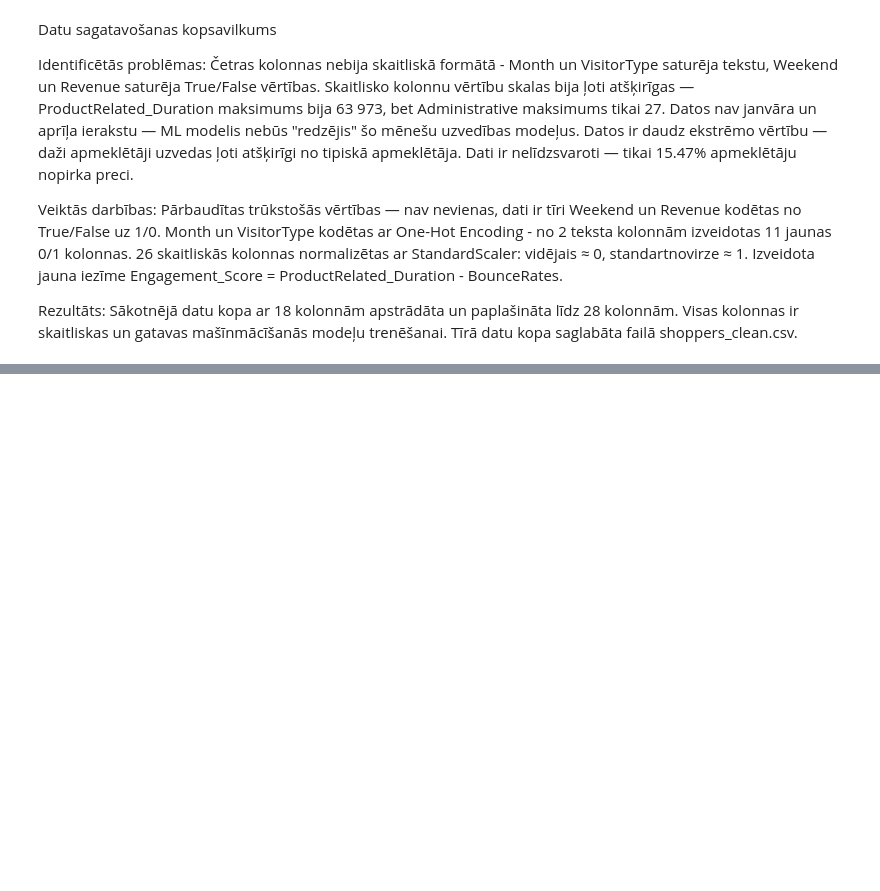
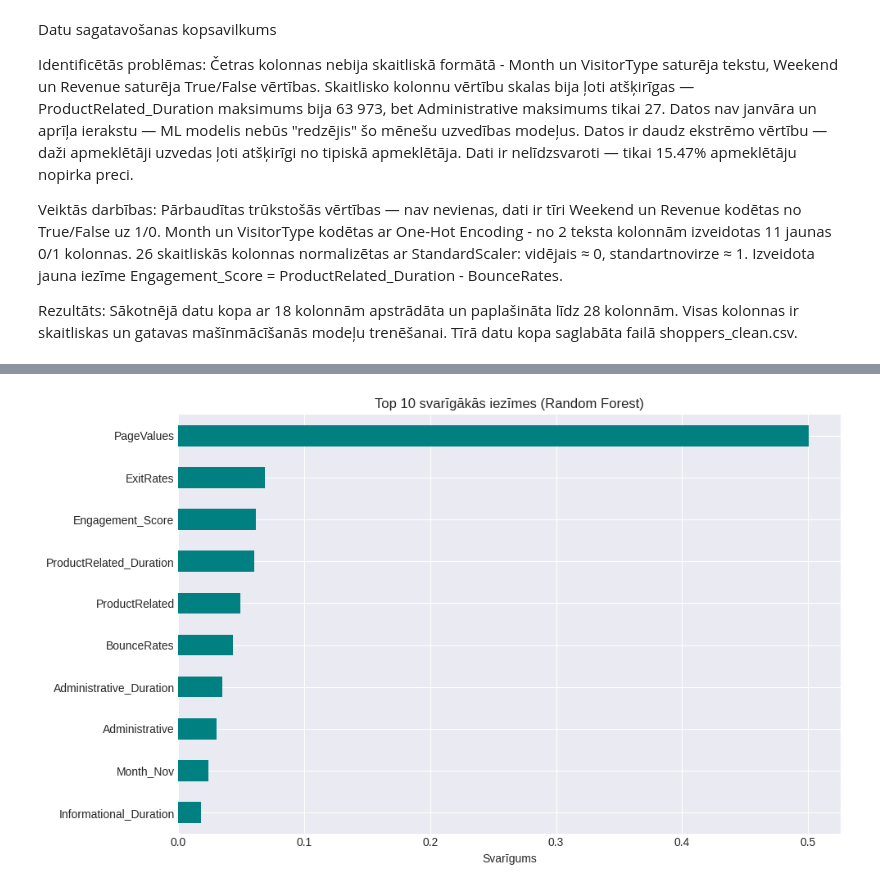
Before and after one commit to pinkadace-code/fita-ml-course, a Jupyter notebook: week1/week1_homework.ipynb, the cells around one changed output, grey strips where cells are left out. Saved outputs shown, nothing was run; the diff lists cells and outputs as text; code cells hidden in the pictures; blank space fills up the shorter version.

```diff
--- a/week1/week1_homework.ipynb
+++ b/week1/week1_homework.ipynb
@@ -454,0 +488,10 @@ Sākotnējā datu kopa ar 18 kolonnām apstrādāta un paplašināta līdz 28 ko
+# %%
+from sklearn.model_selection import train_test_split
+
+X_train, X_test, y_train, y_test = train_test_split(
+    X, y, test_size=0.2, random_state=42, stratify=y
+)
+
+print(f"Treniņa kopa: {X_train.shape[0]} rindas")
+print(f"Testa kopa: {X_test.shape[0]} rindas")
+print(f"\nTarget sadalījums treniņa kopā:\n{y_train.value_counts(normalize=True).round(3)}")
@@ -454,0 +513,13 @@ Sākotnējā datu kopa ar 18 kolonnām apstrādāta un paplašināta līdz 28 ko
+# %%
+from sklearn.tree import DecisionTreeClassifier
+from sklearn.metrics import classification_report, confusion_matrix, ConfusionMatrixDisplay
+
+# Izveido un uztrenē modeli
+dt_model = DecisionTreeClassifier(random_state=42, max_depth=5)
+dt_model.fit(X_train, y_train)
+
+# Prognozes uz testa kopas
+dt_pred = dt_model.predict(X_test)
+
+print("=== Decision Tree rezultāti ===")
+print(classification_report(y_test, dt_pred))
@@ -454,0 +620,15 @@ Sākotnējā datu kopa ar 18 kolonnām apstrādāta un paplašināta līdz 28 ko
+# %%
+# Kuras iezīmes visvairāk ietekmē prognozi?
+importances = rf_model.feature_importances_
+feature_names = X.columns
+feat_imp = pd.Series(importances, index=feature_names).sort_values(ascending=False)
+
+plt.figure(figsize=(10, 6))
+feat_imp.head(10).plot(kind='barh', color='teal')
+plt.title('Top 10 svarīgākās iezīmes (Random Forest)')
+plt.xlabel('Svarīgums')
+plt.gca().invert_yaxis()
+plt.tight_layout()
+plt.show()
+# %% [output]
+[figure, added]
```
Also changed, not shown: parts of 14 cells of this notebook.
